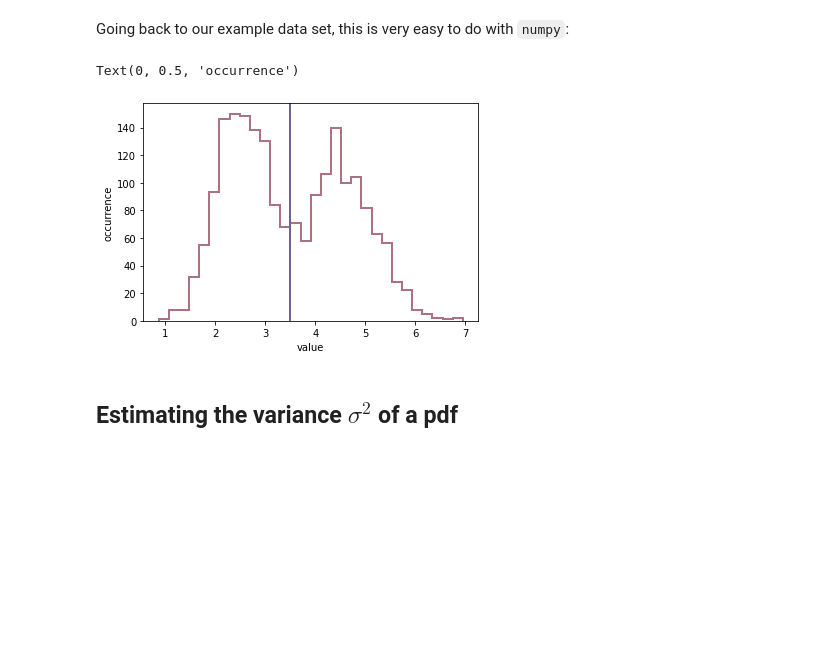
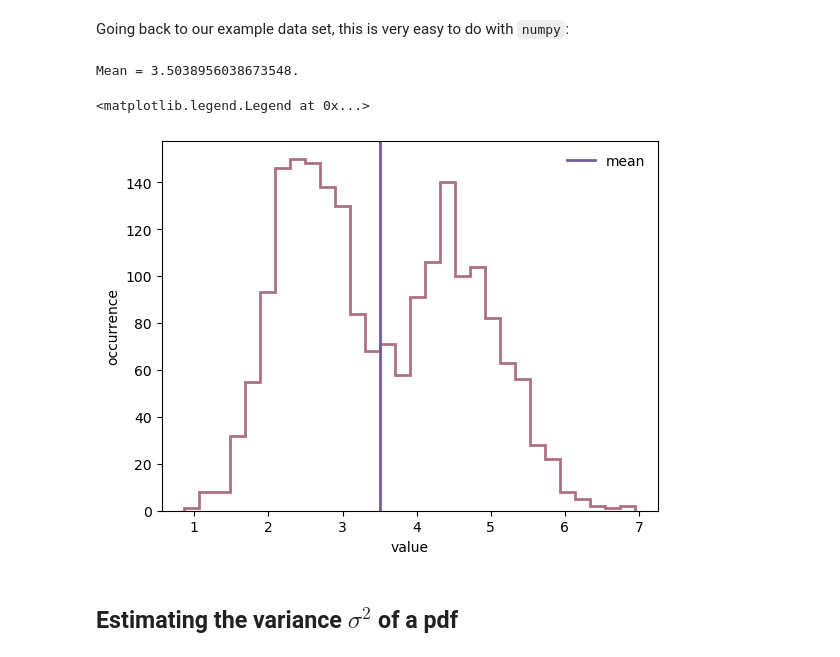
Before and after one commit to hou-physics/stat_methods_AIfA_2024_group_07, a Jupyter notebook: lecture_03/L03_point-processes.ipynb, the cells around one changed output. Saved outputs shown, nothing was run; the diff lists cells and outputs as text; code cells hidden in the pictures; blank space fills up the shorter version.

```diff
--- a/lecture_03/L03_point-processes.ipynb
+++ b/lecture_03/L03_point-processes.ipynb
@@ -66,14 +104,18 @@ So this means that even in the case of arbitrary distributions, the pdf of the m
 Going back to our example data set, this is very easy to do with `numpy`:
 # %%
 mean = np.mean(data)
+print('Mean = {}.'.format(mean))
+# %% [output]
+Mean = 3.5038956038673548.
 # %%
 _ = plt.hist(data, histtype='step', bins=30, color='#AE7182', linewidth=2)
-plt.axvline(x=mean, linewidth=2, color='#725e9c')
+plt.axvline(x=mean, linewidth=2, color='#725e9c', label='mean')
 plt.xlabel('value')
 plt.ylabel('occurrence')
+plt.legend(frameon=False)
 # %% [output]
-Text(0, 0.5, 'occurrence')
+<matplotlib.legend.Legend at 0x...>
-[figure, old version]
+[figure, new version]
 # %% [markdown]
 ## Estimating the variance $\sigma^2$ of a pdf
 # %% [markdown]
```
Also changed, not shown: parts of 12 cells of this notebook.
